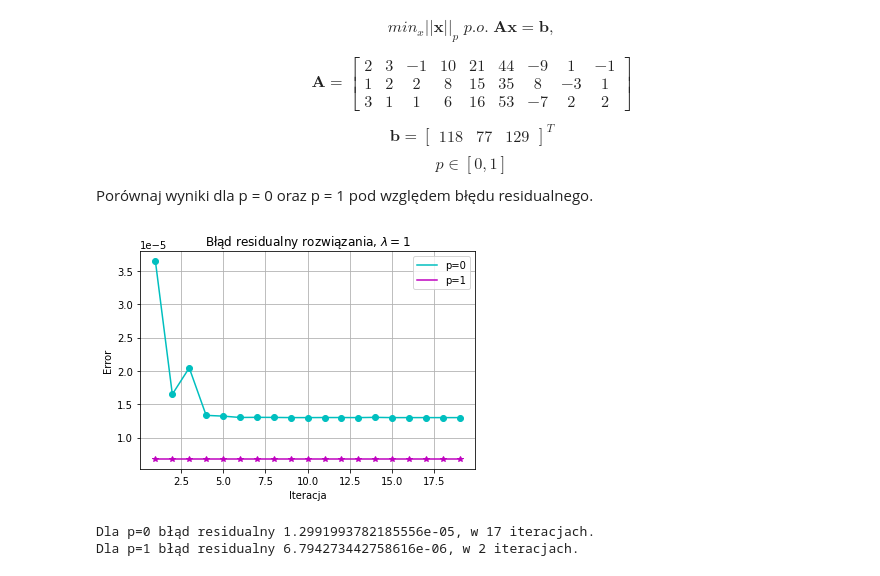
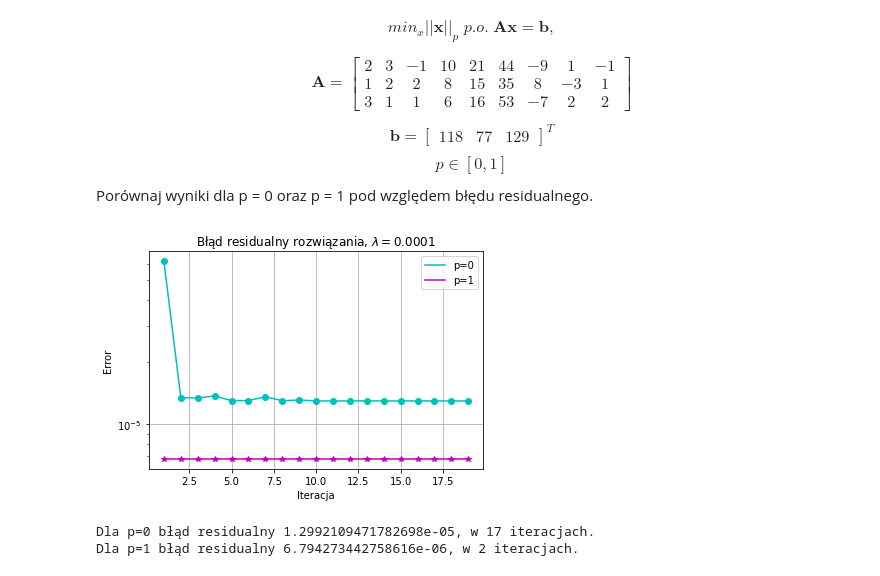
Before and after one commit to BezdzietnyAntoni/MNiO, a Jupyter notebook: List4.ipynb, the cells around one changed output. Drawn from its saved outputs; the diff is of its cells as text; code cells hidden in the pictures.

```diff
--- a/List4.ipynb
+++ b/List4.ipynb
@@ -89,3 +257,29 @@ $$
 $$
 
 Znajdź rozwiązanie przybliżone dla układu równań $\boldsymbol{AX =b}$ dla danej macierzy $\boldsymbol{A}$ i wektora $\boldsymbol{b}$. Zmień wartość elementu $a_{21}$ z 2 na 0, a następnie powtórz krok estymacji. Wyjaśnij różnicę. Wyznacz błędy rozwiązania i residualny. Który algorytm pozwala uzyskać najlepsze rozwiązanie i dlaczego? Dla jakiej metryki funkcji celu uzyskuje się najlepsze rozwiązanie?
+# %%
+A = np.array([[1,2,2,3,1],
+              [2,4,4,6,2],
+              [3,6,6,9,6],
+              [1,2,4,5,3]])
+x = np.array([1,0,1,1,0]).reshape(5,1)
+b = A@x
+
+# Wyniki dla a21 = 2
+x_ls, iter_ = FOCUSS_THRESHOLD(A,b)
+print(f'Uzyskane wyniki w {iter_} iteracjach, dla a21 = 2 :')
+print(x_ls.round(3))
+print(f'Błąd rozwiązania: {np.linalg.norm(x_ls-x)}')
+print(f'Błąd residualny: {np.linalg.norm(b-A@x_ls)}')
+print(f'Wskaźnik uwarunkowania macierzy: {np.linalg.cond(A)}')
+print()
+
+# Wyniki dla a21 = 0
+A[1,0]=0
+b = A@x
+x_ls, iter_ = FOCUSS_THRESHOLD(A,b)
+print(f'Uzyskane wyniki w {iter_} iteracjach, dla a21 = 0 :')
+print(x_ls.round(3))
+print(f'Błąd rozwiązania: {np.linalg.norm(x_ls-x)}')
+print(f'Błąd residualny: {np.linalg.norm(b-A@x_ls)}')
+print(f'Wskaźnik uwarunkowania macierzy: {np.linalg.cond(A)}')
@@ -135,38 +401,37 @@ Porównaj wyniki dla p = 0 oraz p = 1 pod względem błędu residualnego.
 # %%
 A = np.array([[2,3,-1,10,21,44,-9,1,-1],
               [1,2,2,8,15,35,8,-3,1],
               [3,1,1,6,16,53,-7,2,2]])
 b = np.array([[118],
              [77],
              [129]])
 
 iterations = range(1,20) # Zakres iteracji
 x_ls_p0 = [FOCUSS(A,b,p=0, k=i, lmb=1e-4) for i in iterations] # Dla p=0
 x_ls_p1 = [FOCUSS(A,b,p=1, k=i, lmb=1e-4) for i in iterations] # Dla p=1
 
 err_res_p0 = [np.linalg.norm(b-A@x) for x in x_ls_p0] # Błąd dla p=0
 err_res_p1 = [np.linalg.norm(b-A@x) for x in x_ls_p1] # Błąd dla p=1
 
 # Wykres błędu residualnego
-plt.plot(iterations, err_res_p0, color='c', label='p=0')
-plt.plot(iterations, err_res_p0, 'o', color='c')
-plt.plot(iterations, err_res_p1, color='m', label='p=1')
-plt.plot(iterations, err_res_p1, '*', color='m')
-plt.title("Błąd residualny rozwiązania, "+r'$\lambda =1$')
+plt.semilogy(iterations, err_res_p0, color='c', label='p=0')
+plt.semilogy(iterations, err_res_p0, 'o', color='c')
+plt.semilogy(iterations, err_res_p1, color='m', label='p=1')
+plt.semilogy(iterations, err_res_p1, '*', color='m')
+plt.title("Błąd residualny rozwiązania, "+r'$\lambda =0.0001$')
 plt.xlabel("Iteracja")
 plt.ylabel("Error")
 plt.legend()
 plt.grid()
 plt.show()
+
+# Implementacja z wartością graniczną błędu
+variants = [0, 1] # Warianty p
+x_ls = [FOCUSS_THRESHOLD(A, b, p=v) for v in variants]
+err_res = [np.linalg.norm(b-A@x[0]) for x in x_ls]
+for i in range(len(err_res)):
+    print(f'Dla p={i} błąd residualny {err_res[i]}, w {x_ls[i][1]} iteracjach. ')
 # %% [output]
-[figure, old version]
+[figure, new version]
+Dla p=0 błąd residualny 1.2992109471782698e-05, w 17 iteracjach.
+Dla p=1 błąd residualny 6.794273442758616e-06, w 2 iteracjach.
-# %%
-# Implementacja z wartością graniczną błędu
-variants = [0, 1] # Warianty p
-x_ls = [FOCUSS_EPS(A, b, p=v) for v in variants]
-err_res = [np.linalg.norm(b-A@x[0]) for x in x_ls]
-for i in range(len(err_res)):
-    print(f'Dla p={i} błąd residualny {err_res[i]}, w {x_ls[i][1]} iteracjach. ')
-# %% [output]
-Dla p=0 błąd residualny 1.2991993782185556e-05, w 17 iteracjach.
-Dla p=1 błąd residualny 6.794273442758616e-06, w 2 iteracjach.
```
Also changed, not shown: parts of 14 cells of this notebook.
